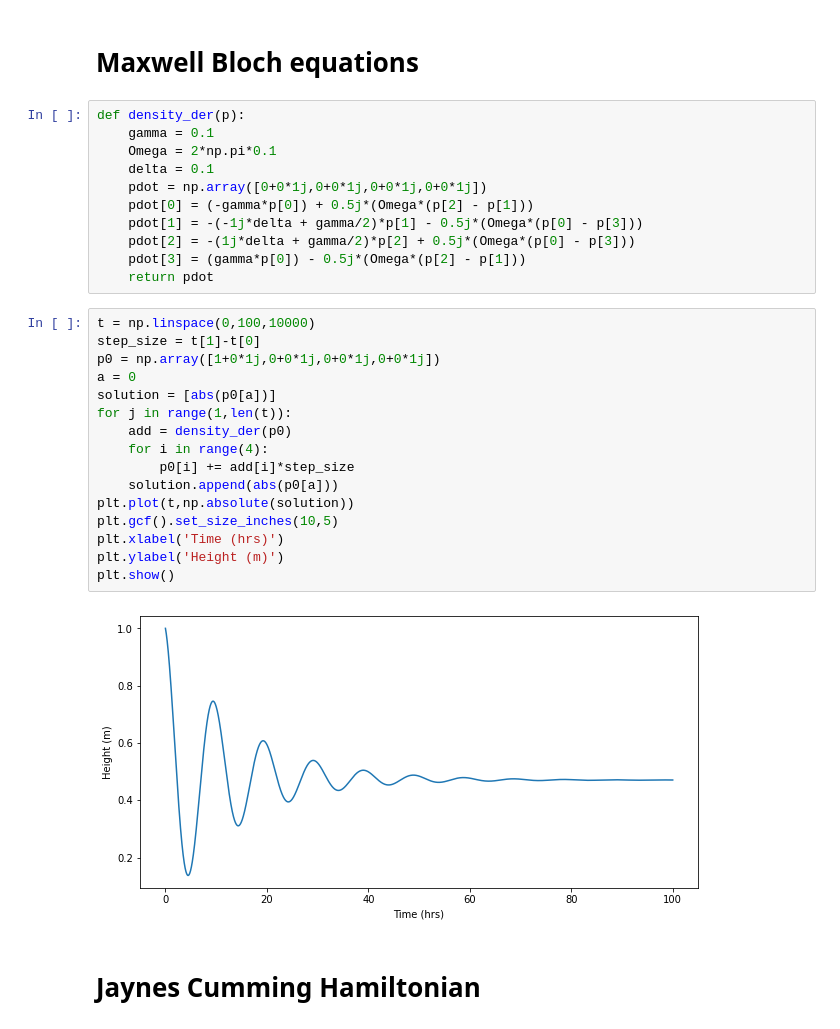
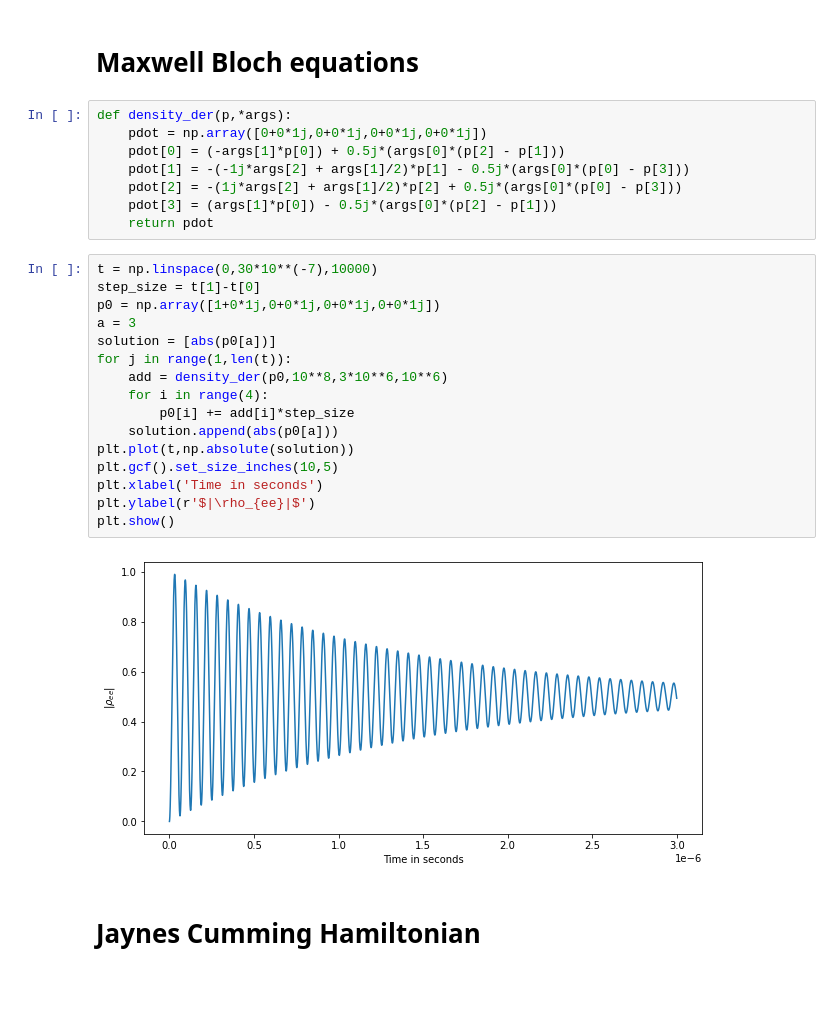
Before and after one commit to mahadevans2432/Quantum-Optics, a Jupyter notebook: Rabi.ipynb, the cells around one changed output. Saved outputs shown, nothing was run; the diff lists cells and outputs as text; blank space fills up the shorter version.

```diff
--- a/Rabi.ipynb
+++ b/Rabi.ipynb
@@ -10,34 +10,31 @@ import scipy
 # %% [markdown]
 # Maxwell Bloch equations
 # %%
-def density_der(p):
-    gamma = 0.1
-    Omega = 2*np.pi*0.1
-    delta = 0.1
+def density_der(p,*args):
     pdot = np.array([0+0*1j,0+0*1j,0+0*1j,0+0*1j])
-    pdot[0] = (-gamma*p[0]) + 0.5j*(Omega*(p[2] - p[1]))
-    pdot[1] = -(-1j*delta + gamma/2)*p[1] - 0.5j*(Omega*(p[0] - p[3]))
-    pdot[2] = -(1j*delta + gamma/2)*p[2] + 0.5j*(Omega*(p[0] - p[3]))
-    pdot[3] = (gamma*p[0]) - 0.5j*(Omega*(p[2] - p[1]))
+    pdot[0] = (-args[1]*p[0]) + 0.5j*(args[0]*(p[2] - p[1]))
+    pdot[1] = -(-1j*args[2] + args[1]/2)*p[1] - 0.5j*(args[0]*(p[0] - p[3]))
+    pdot[2] = -(1j*args[2] + args[1]/2)*p[2] + 0.5j*(args[0]*(p[0] - p[3]))
+    pdot[3] = (args[1]*p[0]) - 0.5j*(args[0]*(p[2] - p[1]))
     return pdot
 # %%
-t = np.linspace(0,100,10000)
+t = np.linspace(0,30*10**(-7),10000)
 step_size = t[1]-t[0]
 p0 = np.array([1+0*1j,0+0*1j,0+0*1j,0+0*1j])
-a = 0
+a = 3
 solution = [abs(p0[a])]
 for j in range(1,len(t)):
-    add = density_der(p0)
+    add = density_der(p0,10**8,3*10**6,10**6)
     for i in range(4):
         p0[i] += add[i]*step_size
     solution.append(abs(p0[a]))
 plt.plot(t,np.absolute(solution))
 plt.gcf().set_size_inches(10,5)
-plt.xlabel('Time (hrs)')
-plt.ylabel('Height (m)')
+plt.xlabel('Time in seconds')
+plt.ylabel(r'$|\rho_{ee}|$')
 plt.show()
 # %% [output]
-[figure, old version]
+[figure, new version]
 # %% [markdown]
 # Jaynes Cumming Hamiltonian
 # %%
```
Also changed, not shown: parts of 3 cells of this notebook, 1 other file.
